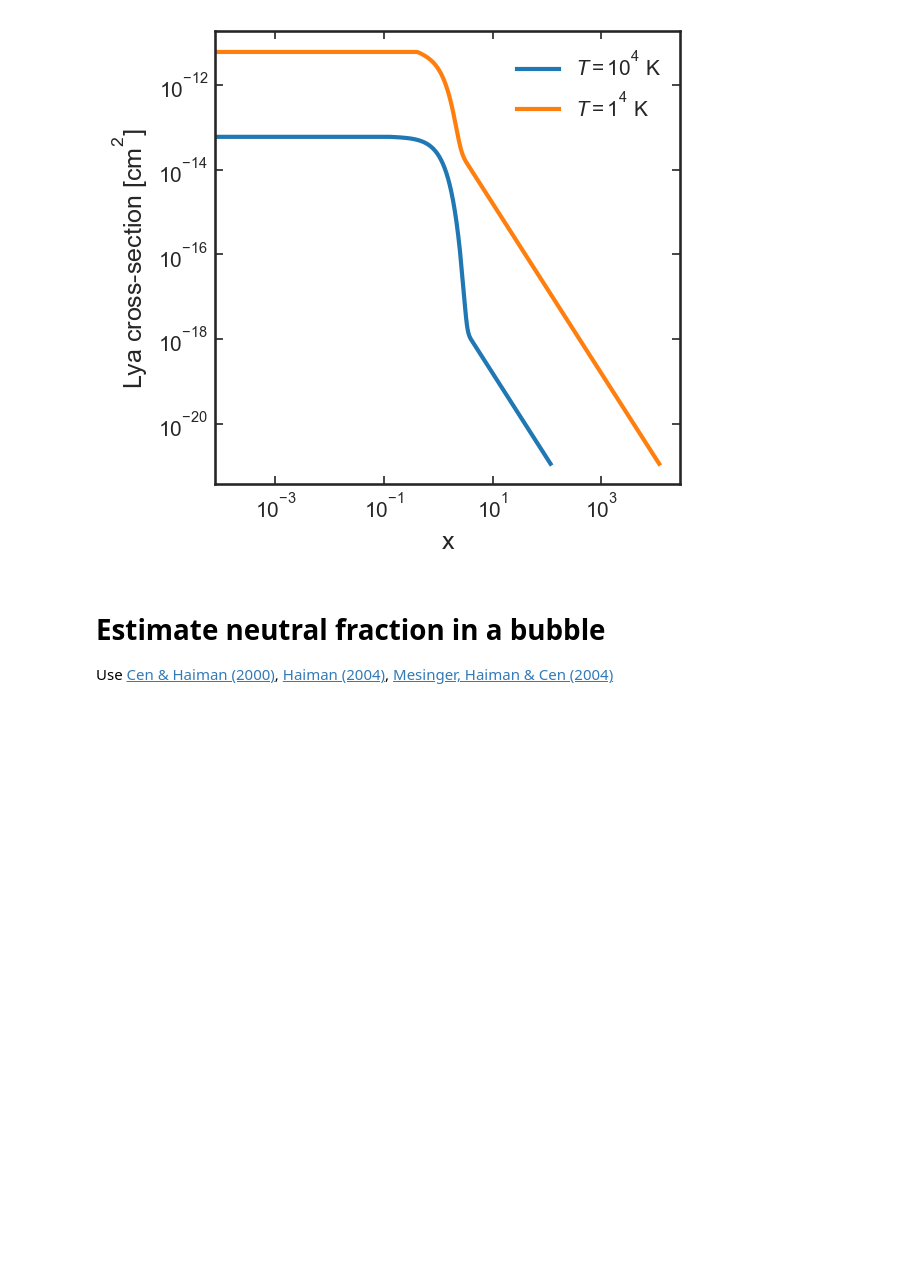
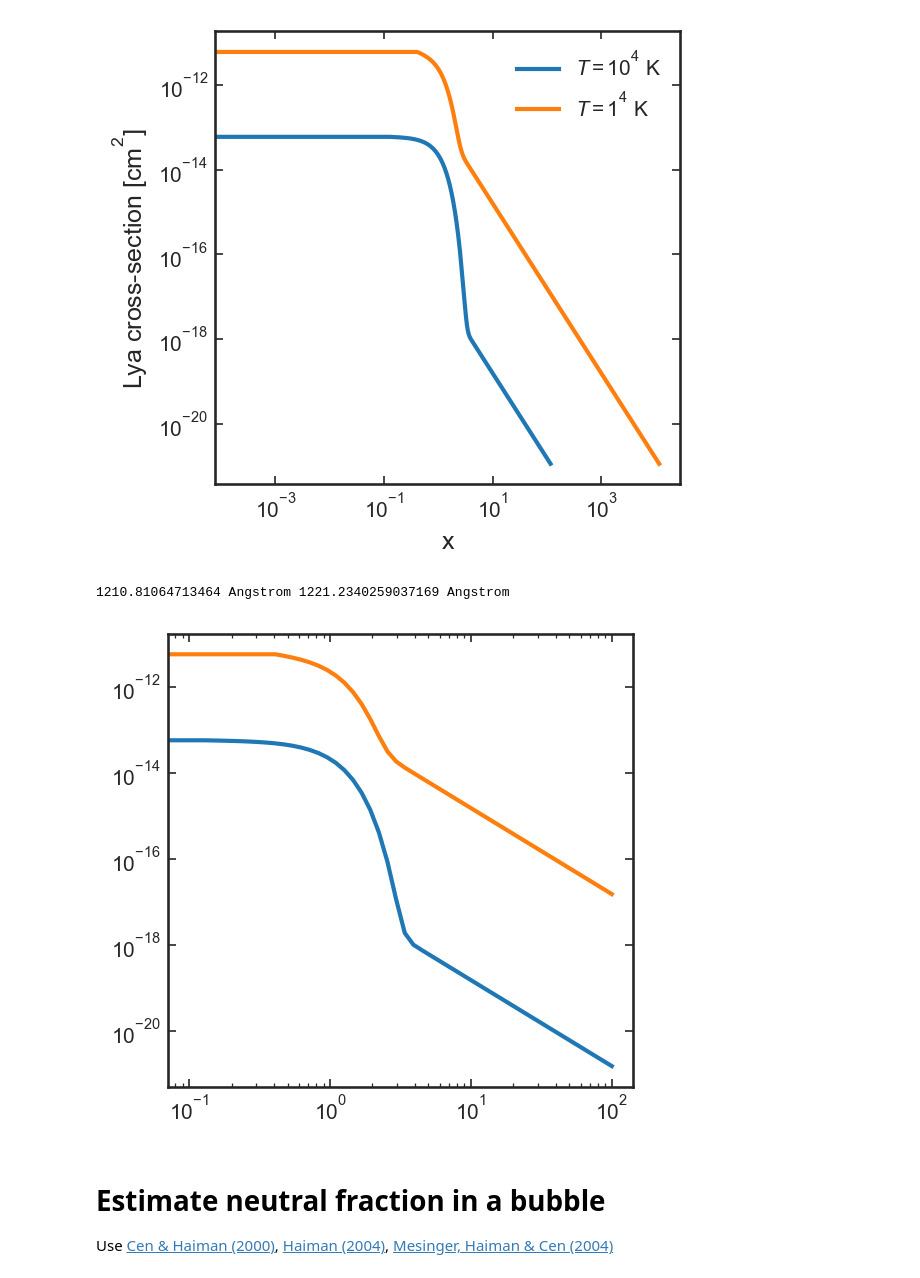
Before and after one commit to charlottenosam/LyaLineshapes, a Jupyter notebook: notebooks/bubble_size_lya_DV.ipynb, the cells around one changed output. Drawn from its saved outputs; the diff is of its cells as text; code cells hidden in the pictures; blank space fills up the shorter version.

```diff
--- a/notebooks/bubble_size_lya_DV.ipynb
+++ b/notebooks/bubble_size_lya_DV.ipynb
@@ -90,6 +90,16 @@ def Lya_wave_to_x(wave, T=1.e4*u.K):
 
     return x
 
+def Lya_x_to_wave(x, T=1.e4*u.K):
+
+    v_therm   = v_thermal(T)
+    dfreq_Lya = (freq_Lya * v_therm / const.c).to(u.Hz)
+
+    # Dimensionless frequency
+    wave = const.c / (x*dfreq_Lya + freq_Lya)
+
+    return wave.to(u.Angstrom)
+
 def Lya_crosssec(wave, T=1.e4*u.K, returnx=False):
 
     x = Lya_wave_to_x(wave, T)
@@ -119,6 +129,18 @@ plt.ylabel('Lya cross-section [cm$^2$]')
 # %% [output]
 Text(0, 0.5, 'Lya cross-section [cm$^2$]')
 [figure]
+# %%
+xtab_neg = -np.logspace(-1,2)
+xtab_pos = np.logspace(-1,2)
+xtab     = np.sort(np.concatenate((xtab_neg, xtab_pos)))
+
+plt.loglog(xtab, Lya_crosssec(wave=Lya_x_to_wave(xtab, T=1e4*u.K), T=1e4*u.K), label='$T = 10^4$ K')
+plt.loglog(xtab, Lya_crosssec(wave=Lya_x_to_wave(xtab, T=1*u.K), T=1.*u.K), label='$T = 1^4$ K')
+
+print(Lya_x_to_wave(xtab, T=1e4*u.K).min(), Lya_x_to_wave(xtab, T=1e4*u.K).max())
+# %% [output]
+1210.81064713464 Angstrom 1221.2340259037169 Angstrom
+[figure, added]
 # %% [markdown]
 # Estimate neutral fraction in a bubble
 
```
Also changed, not shown: parts of 8 cells of this notebook, 2 other files.
